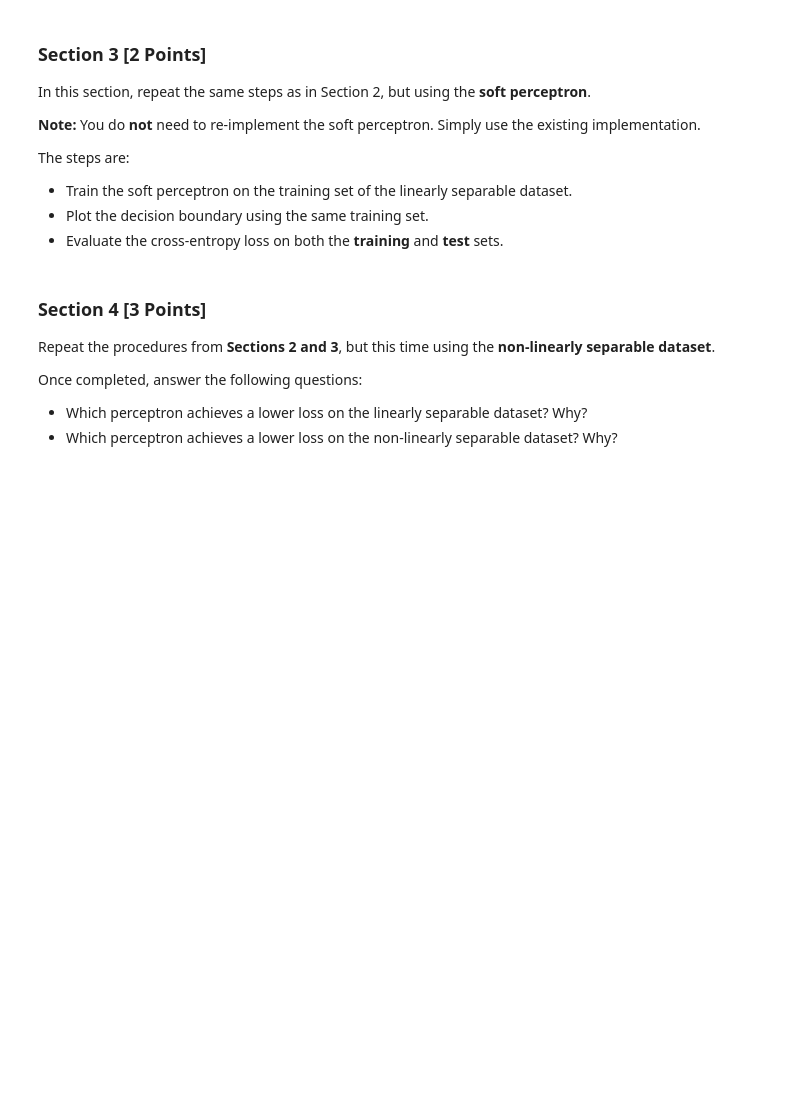
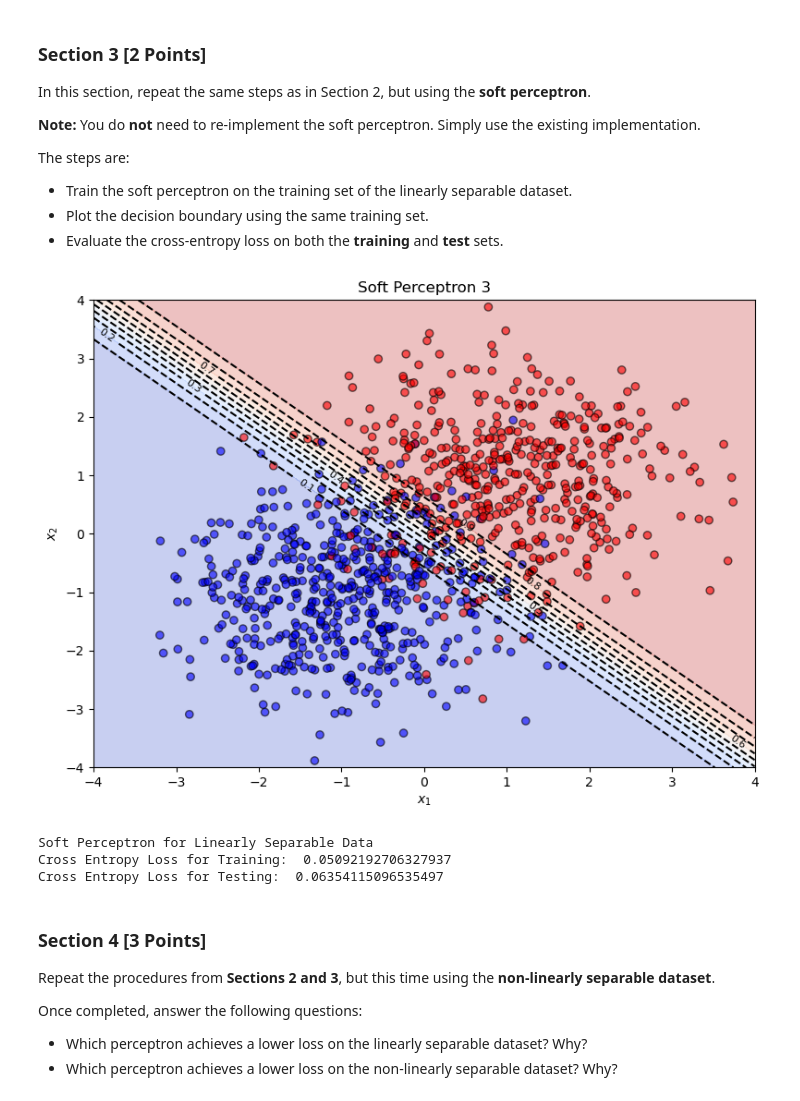
Before and after one commit to HailemariamMersha/Deep_learning, a Jupyter notebook: homework_2.ipynb, the cells around one changed output. Drawn from its saved outputs; the diff is of its cells as text; code cells hidden in the pictures; blank space fills up the shorter version.

```diff
--- a/homework_2.ipynb
+++ b/homework_2.ipynb
@@ -511,3 +585,53 @@ The steps are:
+# %%
+# TODO
+NewSoftPerceptron = SoftPerceptron(2)
+NewSoftPerceptron.train(F_train_linsep,y_train_linsep)
+x_min, x_max = -4, 4
+y_min, y_max = -4, 4
+w, b = NewSoftPerceptron.w, NewSoftPerceptron.b
+
+fig, ax = plt.subplots(1, 1, figsize=(8, 6))
+ax.set_xlim(x_min, x_max)
+ax.set_ylim(y_min, y_max)
+xx, yy = np.meshgrid(np.linspace(x_min, x_max, 200),
+                        np.linspace(y_min, y_max, 200))
+Z = sigmoid(w[0] * xx + w[1] * yy + b)
+
+# Plot shaded probability regions
+ax.contourf(xx, yy, Z,
+                        levels=np.arange(0, 1.1, 0.1),alpha = 0.3,
+                        cmap="coolwarm")
+
+# Equal-probability contour lines
+contours = ax.contour(xx, yy, Z,
+                        levels=np.arange(0.1, 1.0, 0.1),
+                        colors="k", linestyles="--")
+ax.clabel(contours, inline=True, fontsize=8, fmt="%.1f")
+
+# Plot training points
+ax.scatter(F[:, 0], F[:, 1], c=y, cmap="bwr", edgecolors="k", alpha=0.6)
+
+ax.set_title(f"Soft Perceptron {i+1}")
+ax.set_xlabel("$x_1$")
+ax.set_ylabel("$x_2$")
+
+plt.tight_layout()
+plt.show()
+# %% [output]
+[figure, added]
+# %%
+#evaluate the ]the cross entrophy loss on both test and training sets
+F_train_predict = np.array([NewSoftPerceptron.predict(f) for f in F_train_linsep])
+F_test_predict = np.array([NewSoftPerceptron.predict(f) for f in F_test_linsep])
+
+Soft_linsep_loss_training = cross_entropy_loss(F_train_predict, y_train_linsep)
+Soft_linsep_loss_test = cross_entropy_loss(F_test_predict,y_test_linsep)
+print("Soft Perceptron for Linearly Separable Data")
+print("Cross Entropy Loss for Training: ", Soft_linsep_loss_training,"\nCross Entropy Loss for Testing: ", Soft_linsep_loss_test)
+# %% [output]
+Soft Perceptron for Linearly Separable Data
+Cross Entropy Loss for Training:  0.05092192706327937
+Cross Entropy Loss for Testing:  0.06354115096535497
 # %% [markdown]
 ### Section 4 [3 Points]
 
```
Also changed, not shown: parts of 25 cells of this notebook.
